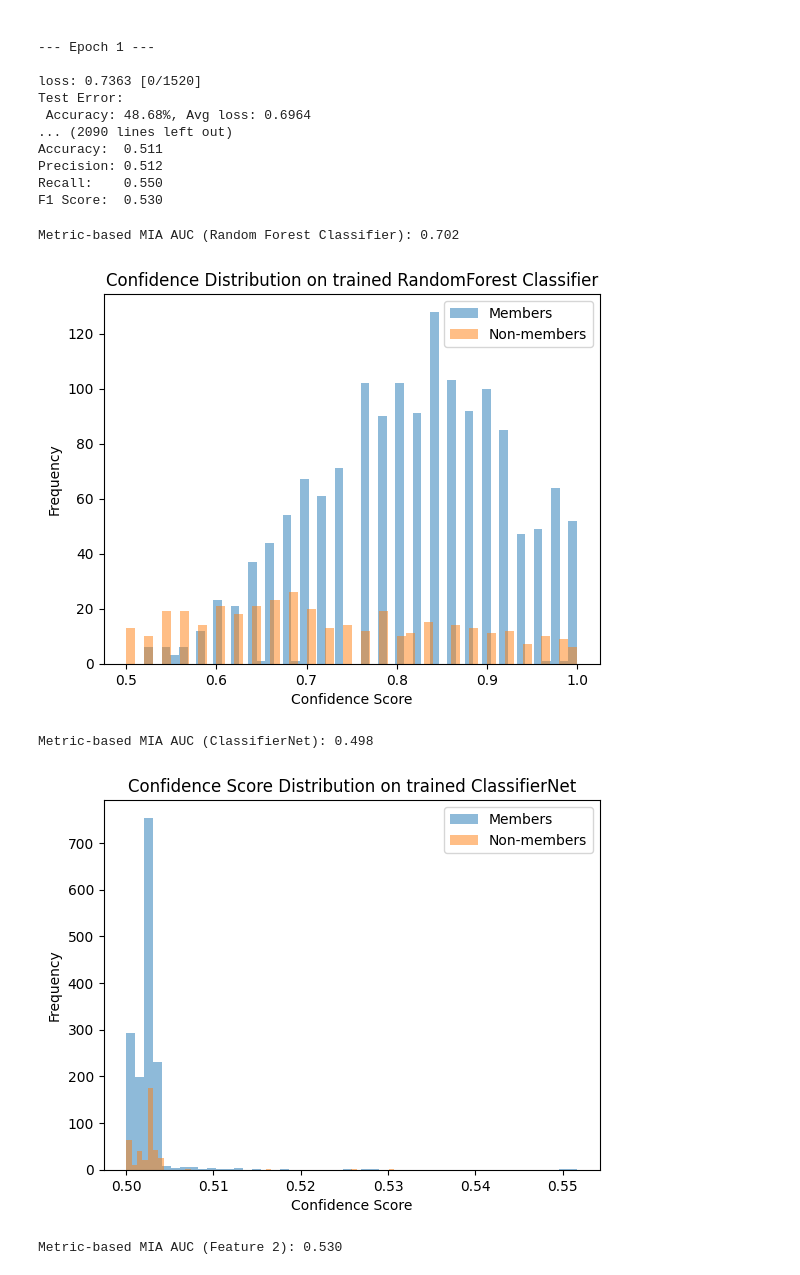
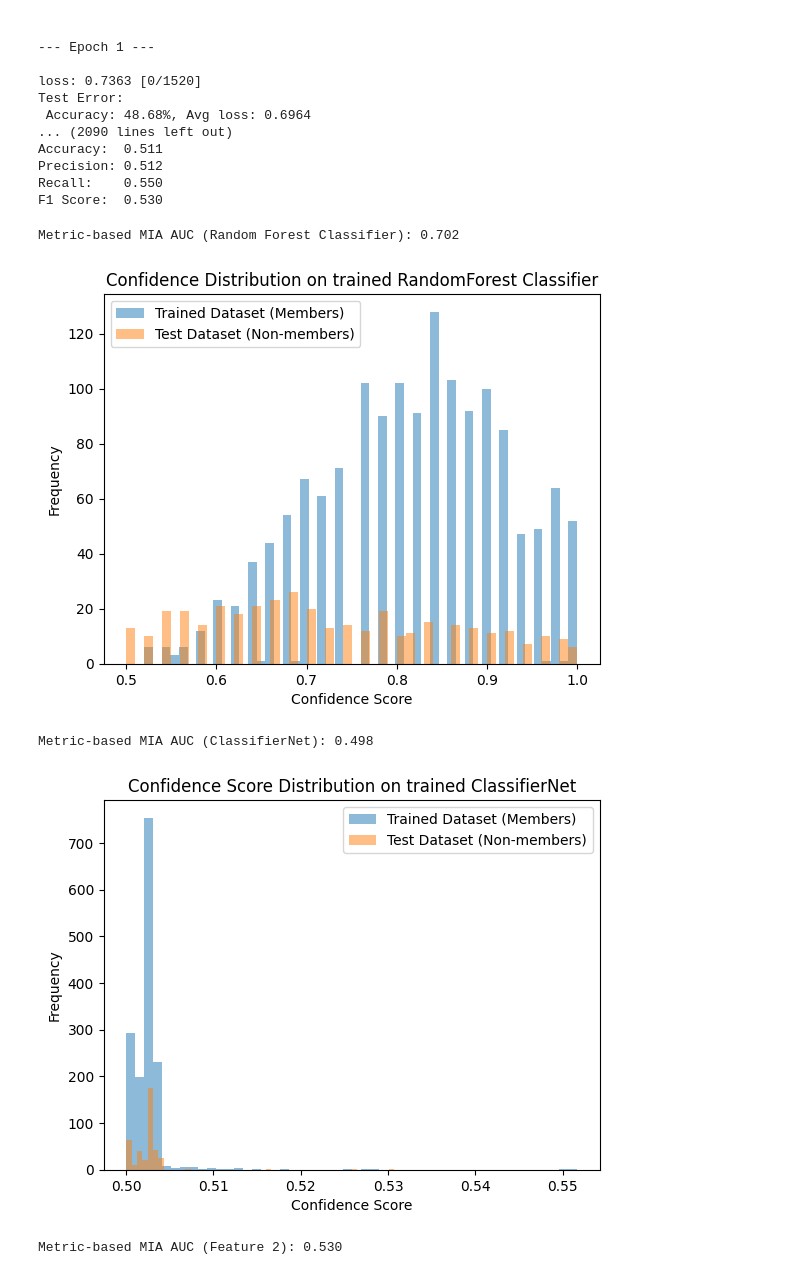
Before and after one commit to CS427-Project/CS427, a Jupyter notebook: privacy/privacy.ipynb, the cells around one changed output. Cells and saved outputs as stored; diff of their text form; code cells hidden in the pictures.

```diff
--- a/privacy/privacy.ipynb
+++ b/privacy/privacy.ipynb
@@ -263,7 +263,11 @@ else:
     # your feature extraction loop
     np.savez("attack_dataset.npz", x=x, y=y)
 # %%
+from sklearn.preprocessing import StandardScaler
+scaler = StandardScaler()
 x_train, x_test, y_train, y_test = train_test_split(x, y, test_size=0.2, random_state=42)
+scaler.fit_transform(x_train)
+scaler.transform(x_test)
 attack_model = RandomForestClassifier(n_estimators=50, random_state=42)
 attack_model.fit(x_train, y_train)
 
@@ -502,30 +506,30 @@ F1 Score:  0.530
 # %%
 # Metric based MIA (Random Forest Classifier)
 
 def get_confidence_scores(model, x):
     probs = model.predict_proba(x)
     return probs.max(axis=1)
 
 # Scores
 train_confidences = get_confidence_scores(attack_model, x_train)
 test_confidences = get_confidence_scores(attack_model, x_test)
 
 labels = [1] * len(train_confidences) + [0] * len(test_confidences)
 scores = list(train_confidences) + list(test_confidences)
 
 auc = roc_auc_score(labels, scores)
 print(f"Metric-based MIA AUC (Random Forest Classifier): {auc:.3f}")
 
-plt.hist(train_confidences, bins=50, alpha=0.5, label='Members')
-plt.hist(test_confidences, bins=50, alpha=0.5, label='Non-members')
+plt.hist(train_confidences, bins=50, alpha=0.5, label='Trained Dataset (Members)')
+plt.hist(test_confidences, bins=50, alpha=0.5, label='Test Dataset (Non-members)')
 plt.xlabel('Confidence Score')
 plt.ylabel('Frequency')
 plt.title('Confidence Distribution on trained RandomForest Classifier')
 plt.legend()
 plt.show()
 # %% [output]
 Metric-based MIA AUC (Random Forest Classifier): 0.702
-[figure, old version]
+[figure, new version]
 # %%
 # Metric based MIA (ClassiferNet)
 def get_confidence_scores(model, dataloader, device):
@@ -554,8 +558,8 @@ auc = roc_auc_score(labels, scores)
 print(f"Metric-based MIA AUC (ClassifierNet): {auc:.3f}")
 
 # Optional: visualize distributions
-plt.hist(train_confidences, bins=50, alpha=0.5, label="Members")
-plt.hist(test_confidences, bins=50, alpha=0.5, label="Non-members")
+plt.hist(train_confidences, bins=50, alpha=0.5, label="Trained Dataset (Members)")
+plt.hist(test_confidences, bins=50, alpha=0.5, label="Test Dataset (Non-members)")
 plt.xlabel("Confidence Score")
 plt.ylabel("Frequency")
 plt.title("Confidence Score Distribution on trained ClassifierNet")
@@ -563,7 +567,7 @@ plt.legend()
 plt.show()
 # %% [output]
 Metric-based MIA AUC (ClassifierNet): 0.498
-[figure, old version]
+[figure, new version]
 # %%
 # Metric based MIA (RetinaFace Model)
 
```
Also changed, not shown: 2 other files.
